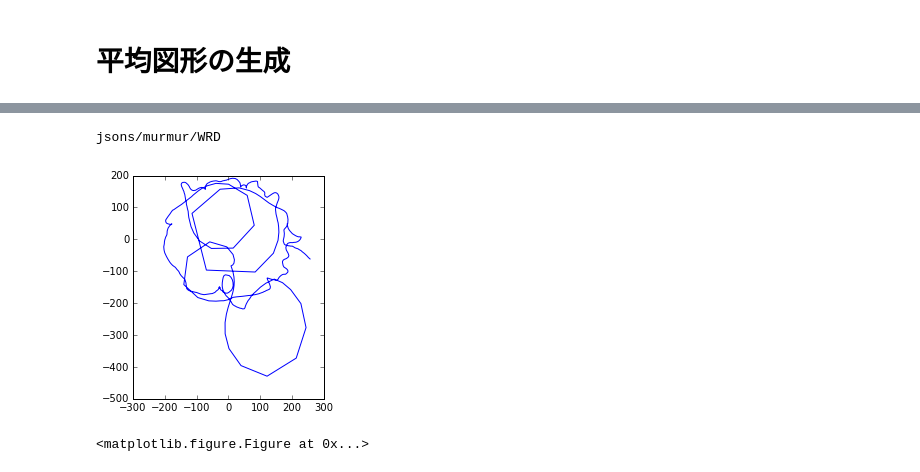
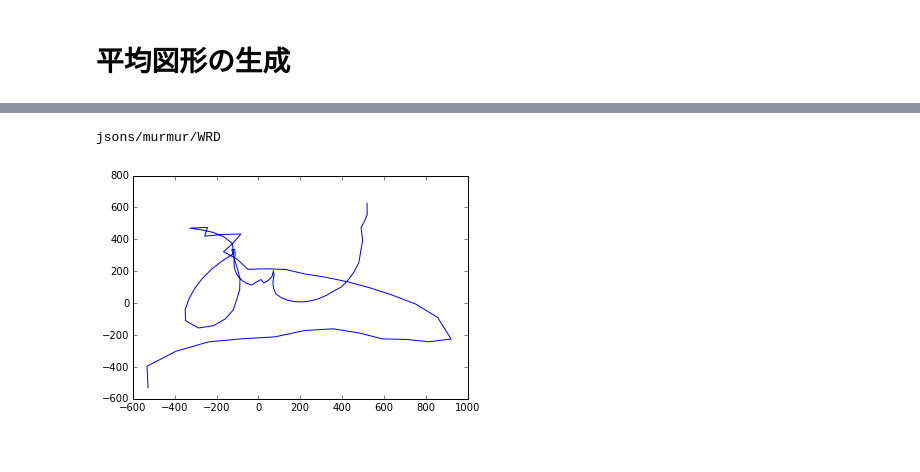
Before and after one commit to smurakami/figure-scanner, a Jupyter notebook: avarage_pool.ipynb, the cells around one changed output, grey strips where cells are left out. Drawn from its saved outputs; the diff is of its cells as text; code cells hidden in the pictures.

```diff
--- a/avarage_pool.ipynb
+++ b/avarage_pool.ipynb
@@ -91,12 +91,12 @@ def poolwalk(feat, shape_pool, feat_pool, length):
     dist = np.linalg.norm(feat_pool - feat, axis=1)
     idx = np.argsort(dist)
     num = length / len(shape_pool[0])
-    angle = np.hstack(shape_pool[idx][:num])
+    angle = np.hstack(shape_pool[idx][:num][np.random.permutation(num)])
     return gen_path(angle)
 
 
 def plot_path(path, marker=None):
-    plt.subplot(111).set_aspect(1)
+#     plt.subplot(111).set_aspect(1)
 
     plt.plot(*path.T, marker=marker)
 
@@ -167,2 +165,5 @@ sigma = 10
+# %%
+sigma = 20
+length = 100
 # %%
 num = 1
@@ -174,19 +180,20 @@ plot_path(gen_bone(path, sigma=sigma))
 # %%
 num = 5
 dirname = dirname_list[num]
 print dirname
 feat = np.mean(dat[num], axis=0)
 
-plot_path(gen_avarage_shape(feat, shape_pool[num], shape_feat_pool[num], 1000, sigma=sio))
+plot_path(gen_avarage_shape(feat, shape_pool[num], shape_feat_pool[num], length, sigma=sigma))
 # %% [output]
 jsons/murmur/WRD
-[figure, old version]
+[figure, new version]
 # %%
-for num in range(len(dirname_list)):
+def plot_avarage_shape(num):
     dirname = dirname_list[num]
     feat = np.mean(dat[num], axis=0)
-    plot_path(gen_avarage_shape(feat, shape_pool[num], shape_feat_pool[num], 1000, sigma=50))
-    plt.savefig('avarage_images/%s.pdf' % dirname.replace('/', '_'), format='pdf')
-    plt.clf()
+    path = gen_avarage_shape(feat, shape_pool[num], shape_feat_pool[num], length, sigma=sigma)
+    plt.figure(figsize=(24, 8))
+    plt.subplot(1, 4, num % 4 + 1).set_aspect(1)
+    plt.plot(*path.T)
+    plt.tight_layout()
+    plt.title(dirname.replace('jsons/', ''))
-# %% [output]
-<matplotlib.figure.Figure at 0x...>
```
Also changed, not shown: parts of 6 cells of this notebook.
